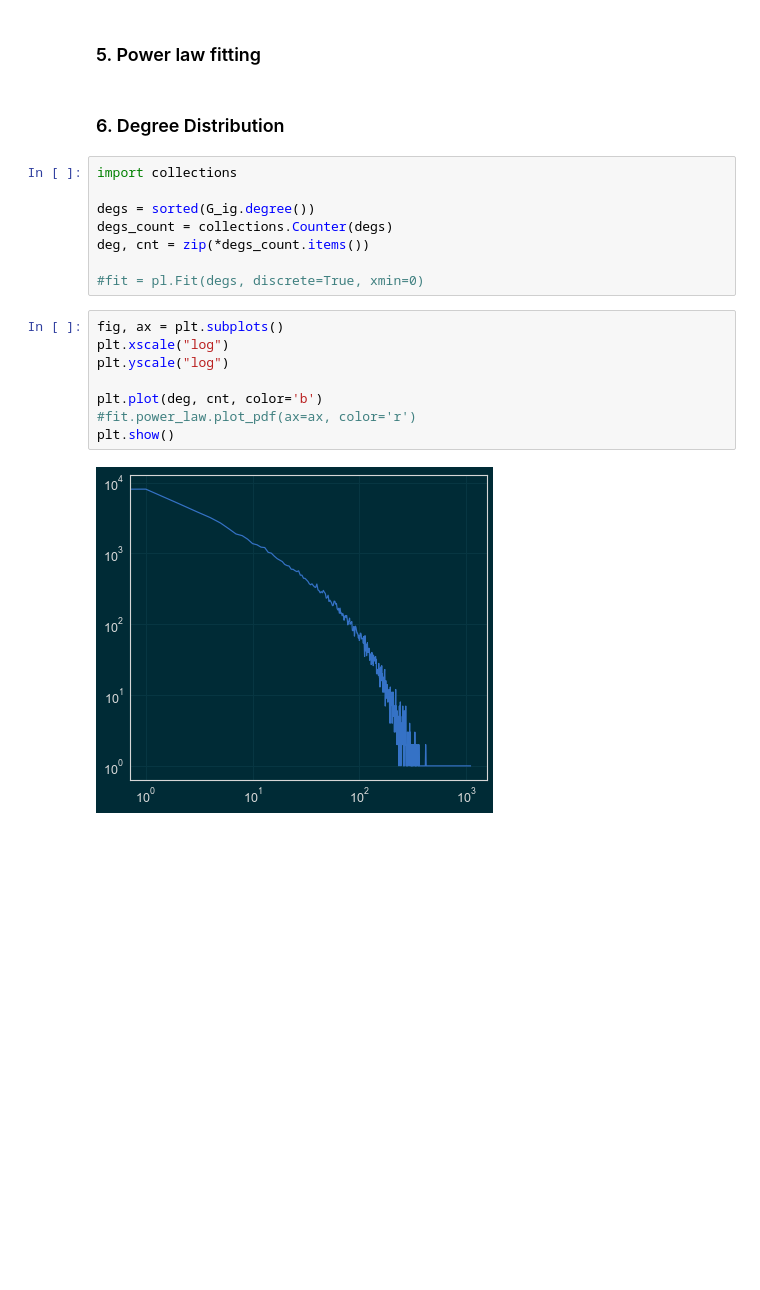
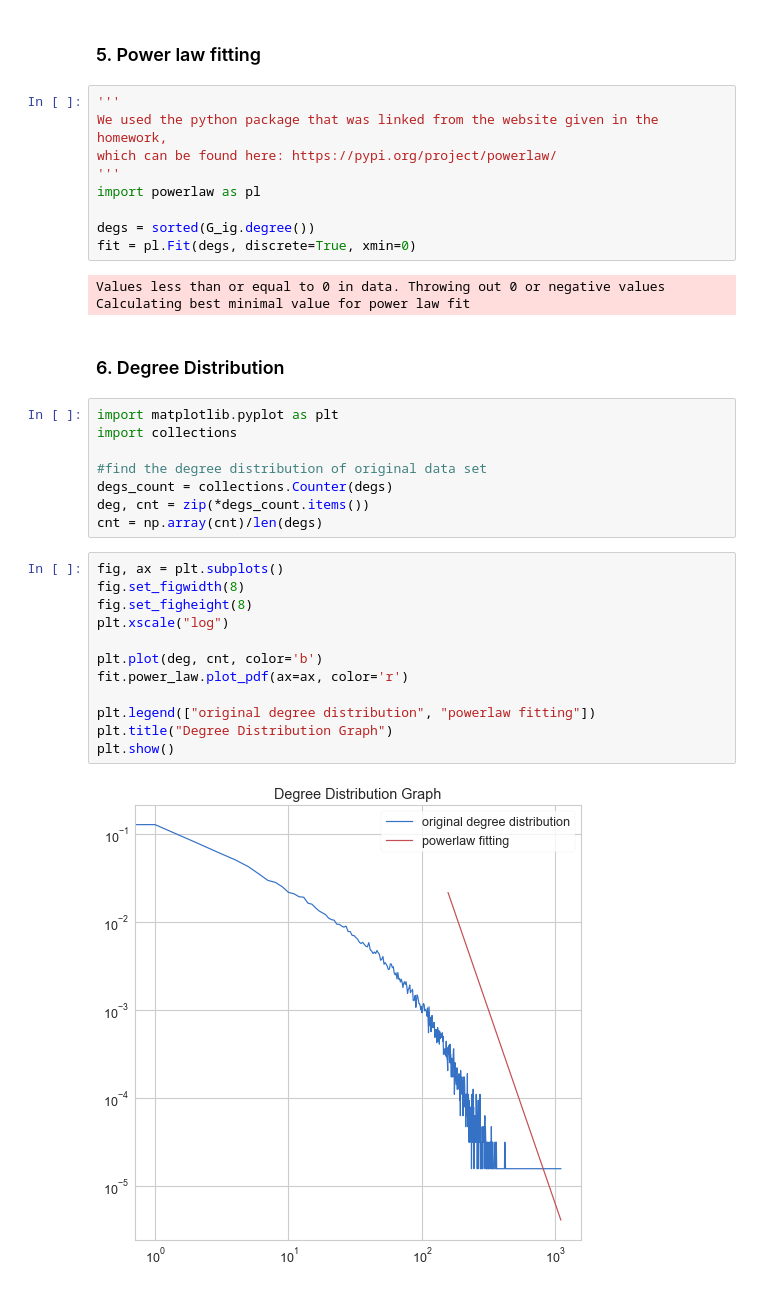
Before and after one commit to rtyh12/cna04, a Jupyter notebook: asg04.ipynb, the cells around one changed output. Drawn from its saved outputs; the diff is of its cells as text; blank space fills up the shorter version.

Commit message:
fixed original degree distribution, cleaned comments and exported graph.

```diff
--- a/asg04.ipynb
+++ b/asg04.ipynb
@@ -97,23 +88,39 @@ print("Average local clustering coefficient = {}".format(avg_cc))
 Average local clustering coefficient = 0.22099020936535468
 # %% [markdown]
 ### 5. Power law fitting
+# %%
+'''
+We used the python package that was linked from the website given in the homework,
+which can be found here: https://pypi.org/project/powerlaw/
+'''
+import powerlaw as pl
+
+degs = sorted(G_ig.degree())
+fit = pl.Fit(degs, discrete=True, xmin=0)
+# %% [output]
+Values less than or equal to 0 in data. Throwing out 0 or negative values
+Calculating best minimal value for power law fit
 # %% [markdown]
 ### 6. Degree Distribution
 # %%
+import matplotlib.pyplot as plt
 import collections
 
-degs = sorted(G_ig.degree())
+#find the degree distribution of original data set
 degs_count = collections.Counter(degs)
 deg, cnt = zip(*degs_count.items())
-
-#fit = pl.Fit(degs, discrete=True, xmin=0)
+cnt = np.array(cnt)/len(degs)
 # %%
 fig, ax = plt.subplots()
+fig.set_figwidth(8)
+fig.set_figheight(8)
 plt.xscale("log")
-plt.yscale("log")
 
 plt.plot(deg, cnt, color='b')
-#fit.power_law.plot_pdf(ax=ax, color='r')
+fit.power_law.plot_pdf(ax=ax, color='r')
+
+plt.legend(["original degree distribution", "powerlaw fitting"])
+plt.title("Degree Distribution Graph")
 plt.show()
 # %% [output]
-[figure, old version]
+[figure, new version]
```
Also changed, not shown: parts of 4 cells of this notebook, 1 other file.
